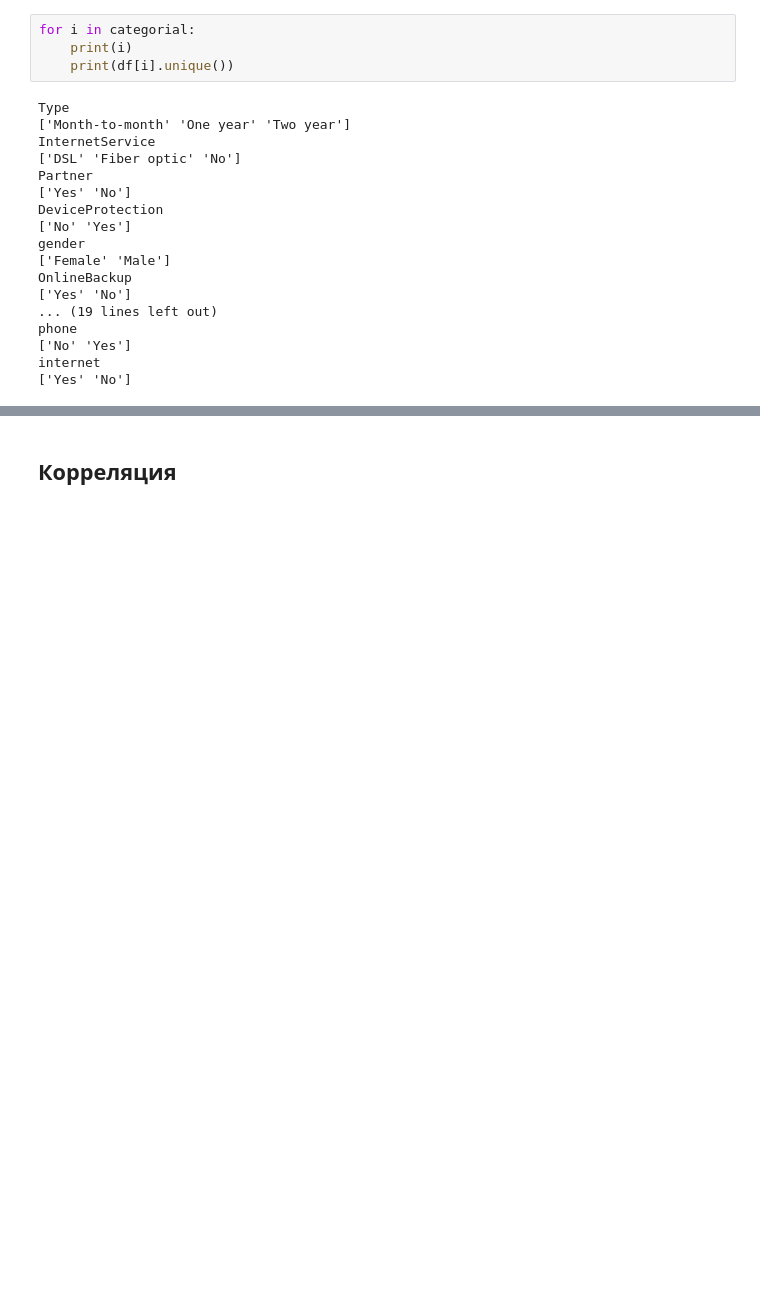
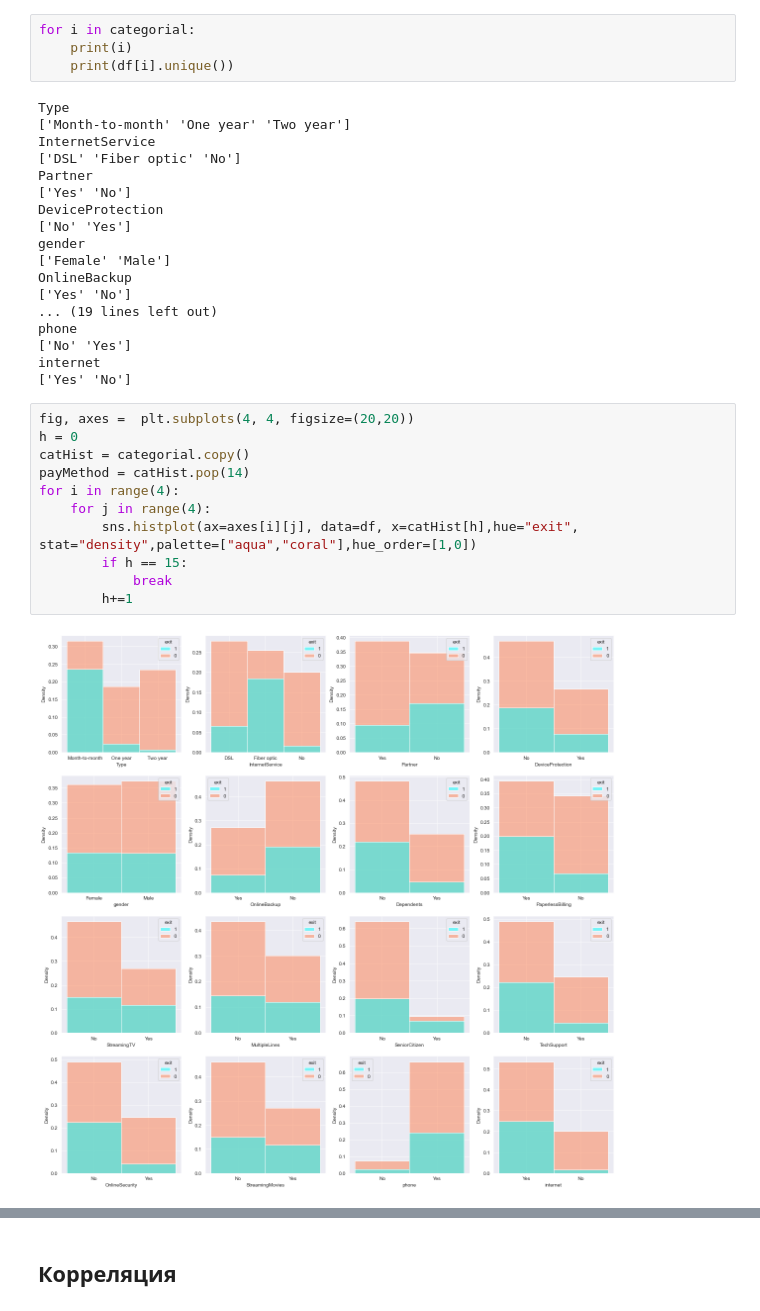
Before and after one commit to KABA4EEGGG/Customer-churn-analysis, a Jupyter notebook: project.ipynb, the cells around one changed output, grey strips where cells are left out. Cells and saved outputs as stored; diff of their text form; blank space fills up the shorter version.

```diff
--- a/project.ipynb
+++ b/project.ipynb
@@ -337,3 +355,16 @@ phone
 ['No' 'Yes']
 internet
 ['Yes' 'No']
+# %%
+fig, axes =  plt.subplots(4, 4, figsize=(20,20))
+h = 0
+catHist = categorial.copy()
+payMethod = catHist.pop(14)
+for i in range(4):
+    for j in range(4):
+        sns.histplot(ax=axes[i][j], data=df, x=catHist[h],hue="exit", stat="density",palette=["aqua","coral"],hue_order=[1,0])
+        if h == 15:
+            break
+        h+=1
+# %% [output]
+[figure, added]
```
Also changed, not shown: parts of 27 cells of this notebook.
